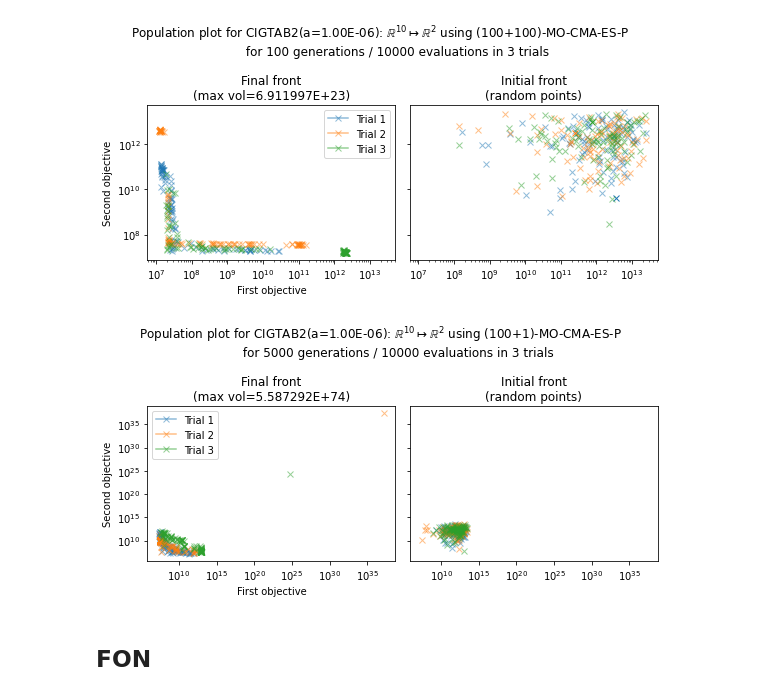
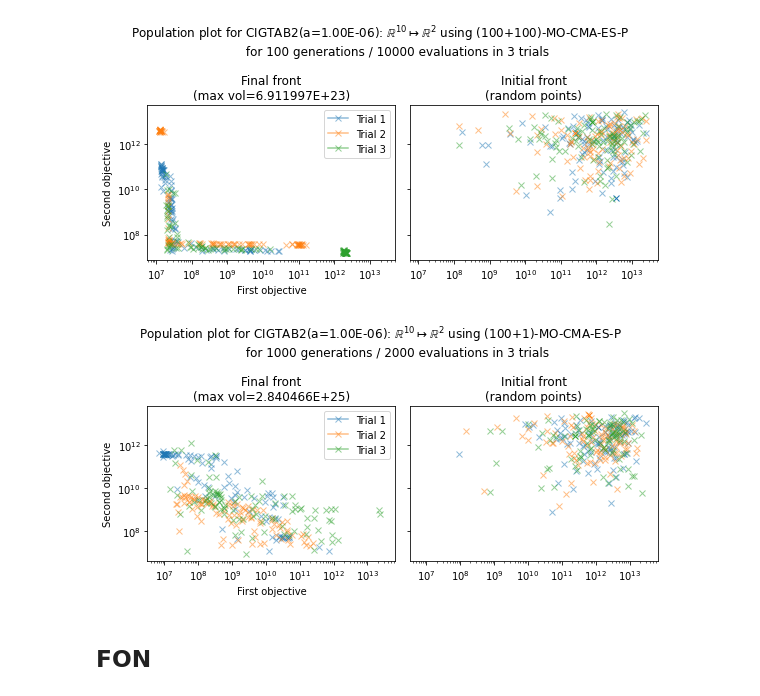
Before and after one commit to pocs-anguilla/anguilla, a Jupyter notebook: notebooks/experiments/mocma/experiment.ipynb, the cells around one changed output. Drawn from its saved outputs; the diff is of its cells as text; code cells hidden in the pictures.

Commit message:
Update some plots

```diff
--- a/notebooks/experiments/mocma/experiment.ipynb
+++ b/notebooks/experiments/mocma/experiment.ipynb
@@ -414,9 +414,9 @@ fig = population_plot(lambda rng: benchmark.CIGTAB2(10, rng=rng, a=1e-6), n_tria
 [figure]
 # %%
 fig = population_plot(lambda rng: benchmark.CIGTAB2(10, rng=rng, a=1e-6), n_trials=3, n_parents=100, n_offspring=1, region_bounds=(-10.0, 10.0),
-                     success_notion=SuccessNotion.PopulationBased, max_evaluations=10000, yscale='log', xscale='log')
+                     success_notion=SuccessNotion.PopulationBased, max_evaluations=2000, yscale='log', xscale='log')
 # %% [output]
-[figure, old version]
+[figure, new version]
 # %% [markdown]
 ## FON
 # %%
```
Also changed, not shown: parts of 3 cells of this notebook.
